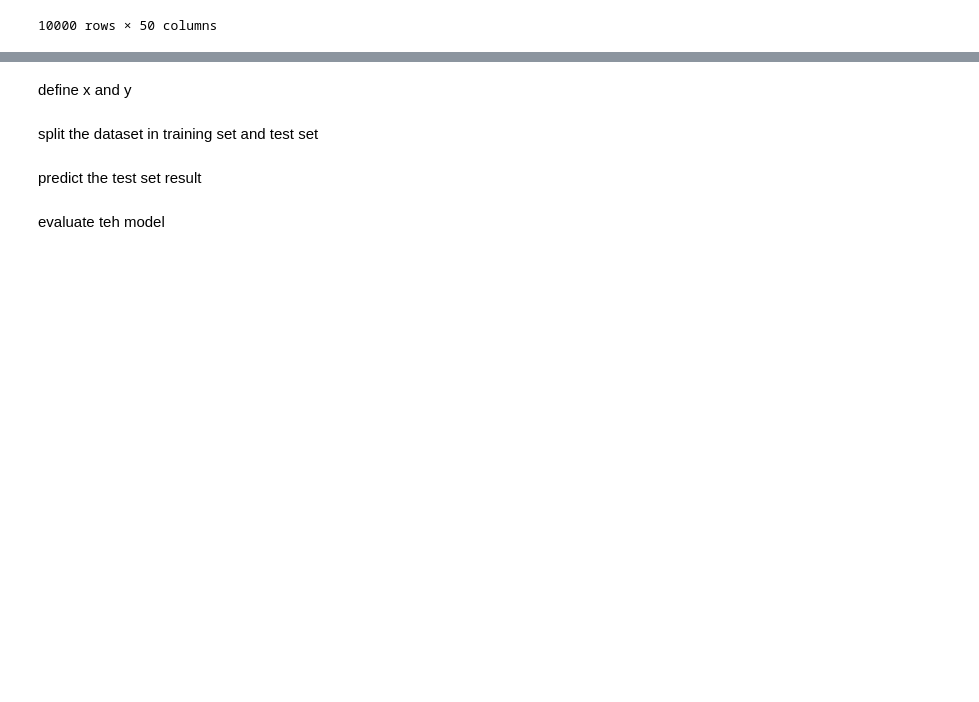
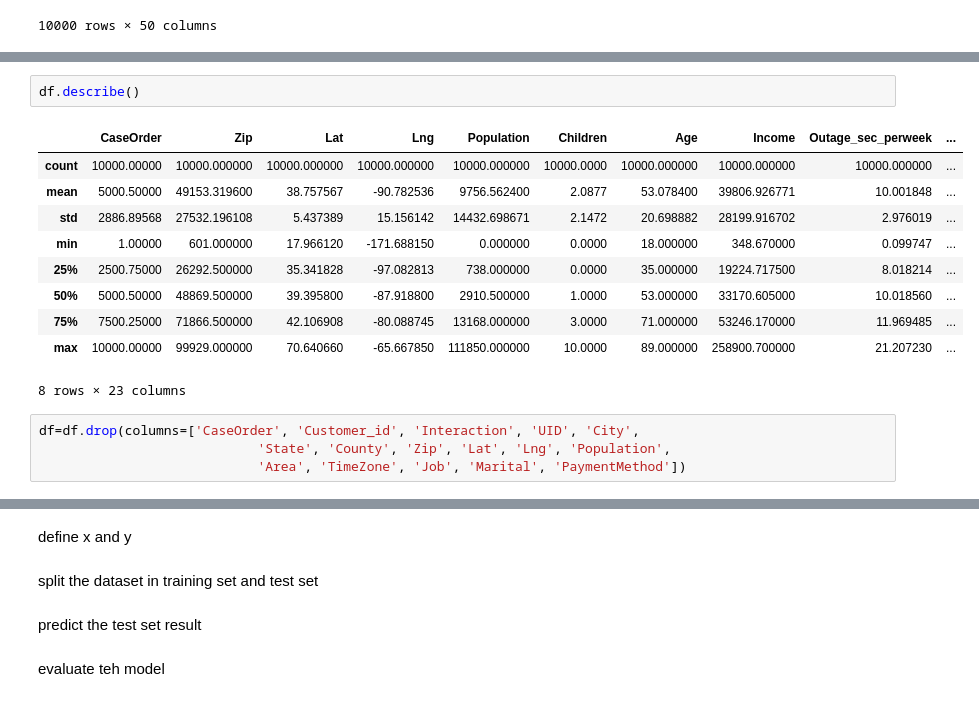
Before and after one commit to michaelle93/D208PA1, a Jupyter notebook: D208PA1.ipynb, the cells around one changed output, grey strips where cells are left out. Cells and saved outputs as stored; diff of their text form; blank space fills up the shorter version.

```diff
--- a/D208PA1.ipynb
+++ b/D208PA1.ipynb
@@ -86,0 +105,17 @@ df
+# %%
+df.describe()
+# %% [output]
+|  | CaseOrder | Zip | Lat | Lng | Population | Children | Age | Income | Outage_sec_perweek | ... |
+| count | 10000.00000 | 10000.000000 | 10000.000000 | 10000.000000 | 10000.000000 | 10000.0000 | 10000.000000 | 10000.000000 | 10000.000000 | ... |
+| mean | 5000.50000 | 49153.319600 | 38.757567 | -90.782536 | 9756.562400 | 2.0877 | 53.078400 | 39806.926771 | 10.001848 | ... |
+| std | 2886.89568 | 27532.196108 | 5.437389 | 15.156142 | 14432.698671 | 2.1472 | 20.698882 | 28199.916702 | 2.976019 | ... |
+| min | 1.00000 | 601.000000 | 17.966120 | -171.688150 | 0.000000 | 0.0000 | 18.000000 | 348.670000 | 0.099747 | ... |
+| 25% | 2500.75000 | 26292.500000 | 35.341828 | -97.082813 | 738.000000 | 0.0000 | 35.000000 | 19224.717500 | 8.018214 | ... |
+| 50% | 5000.50000 | 48869.500000 | 39.395800 | -87.918800 | 2910.500000 | 1.0000 | 53.000000 | 33170.605000 | 10.018560 | ... |
+| 75% | 7500.25000 | 71866.500000 | 42.106908 | -80.088745 | 13168.000000 | 3.0000 | 71.000000 | 53246.170000 | 11.969485 | ... |
+| max | 10000.00000 | 99929.000000 | 70.640660 | -65.667850 | 111850.000000 | 10.0000 | 89.000000 | 258900.700000 | 21.207230 | ... |
+8 rows × 23 columns
+# %%
+df=df.drop(columns=['CaseOrder', 'Customer_id', 'Interaction', 'UID', 'City',
+                            'State', 'County', 'Zip', 'Lat', 'Lng', 'Population',
+                            'Area', 'TimeZone', 'Job', 'Marital', 'PaymentMethod'])
```
Also changed, not shown: parts of 14 cells of this notebook.
